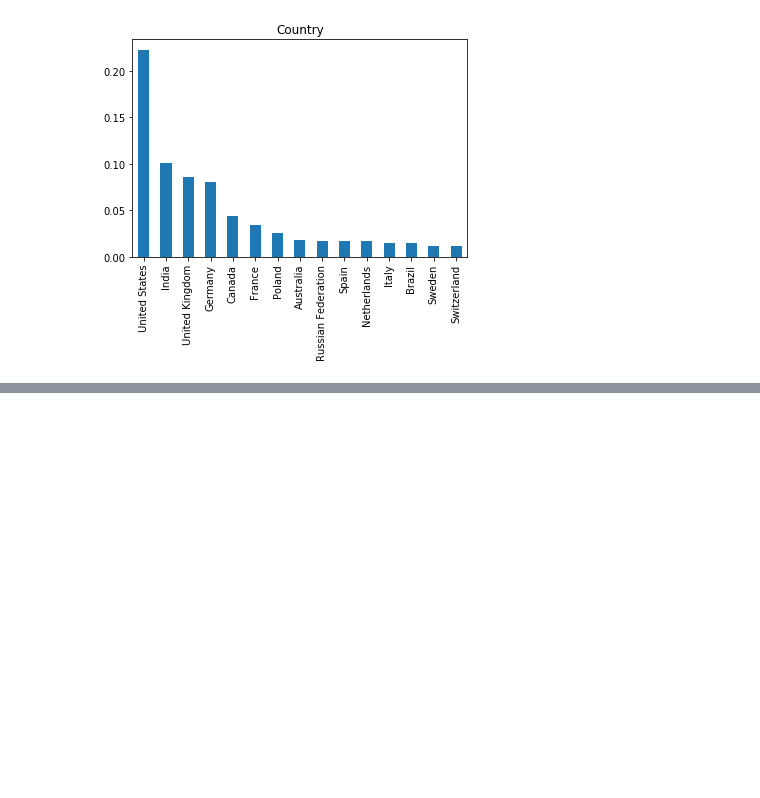
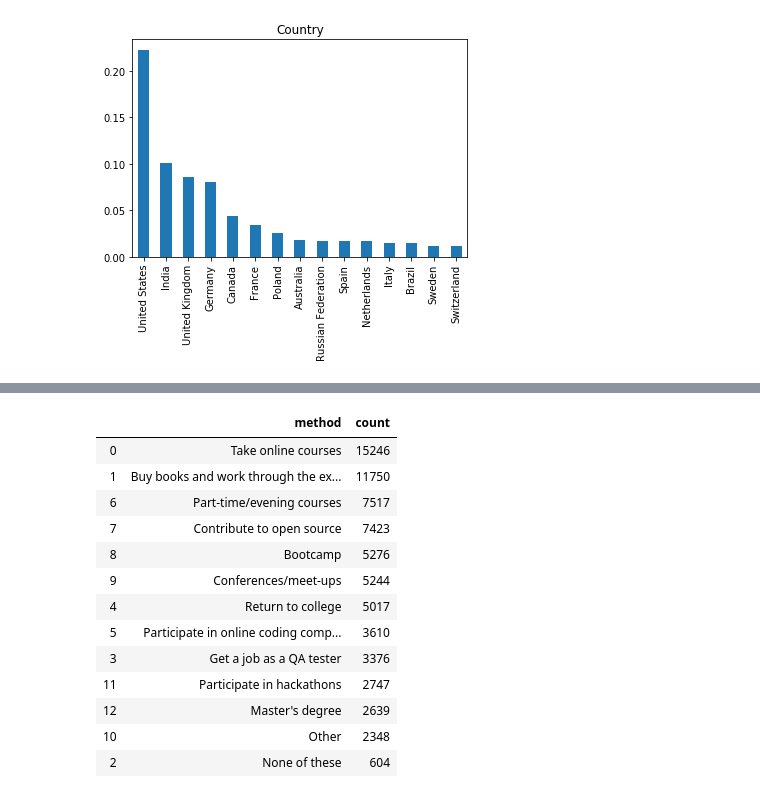
Before and after one commit to sousablde/StackOverflow-Dev-Survey-Data-Analysis, a Jupyter notebook: StackOverflow Dev Survey results.ipynb, the cells around one changed output, grey strips where cells are left out. Cells and saved outputs as stored; diff of their text form; code cells hidden in the pictures; blank space fills up the shorter version.

```diff
--- a/StackOverflow Dev Survey results.ipynb
+++ b/StackOverflow Dev Survey results.ipynb
@@ -89,0 +177,18 @@ Text(0.5, 1.0, 'Country')
+# %%
+study_df = occurence_counts(study, 'method', 'count', values_in_method)
+study_df
+# %% [output]
+|  | method | count |
+| 0 | Take online courses | 15246 |
+| 1 | Buy books and work through the ex... | 11750 |
+| 6 | Part-time/evening courses | 7517 |
+| 7 | Contribute to open source | 7423 |
+| 8 | Bootcamp | 5276 |
+| 9 | Conferences/meet-ups | 5244 |
+| 4 | Return to college | 5017 |
+| 5 | Participate in online coding comp... | 3610 |
+| 3 | Get a job as a QA tester | 3376 |
+| 11 | Participate in hackathons | 2747 |
+| 12 | Master's degree | 2639 |
+| 10 | Other | 2348 |
+| 2 | None of these | 604 |
```
Also changed, not shown: parts of 11 cells of this notebook.
